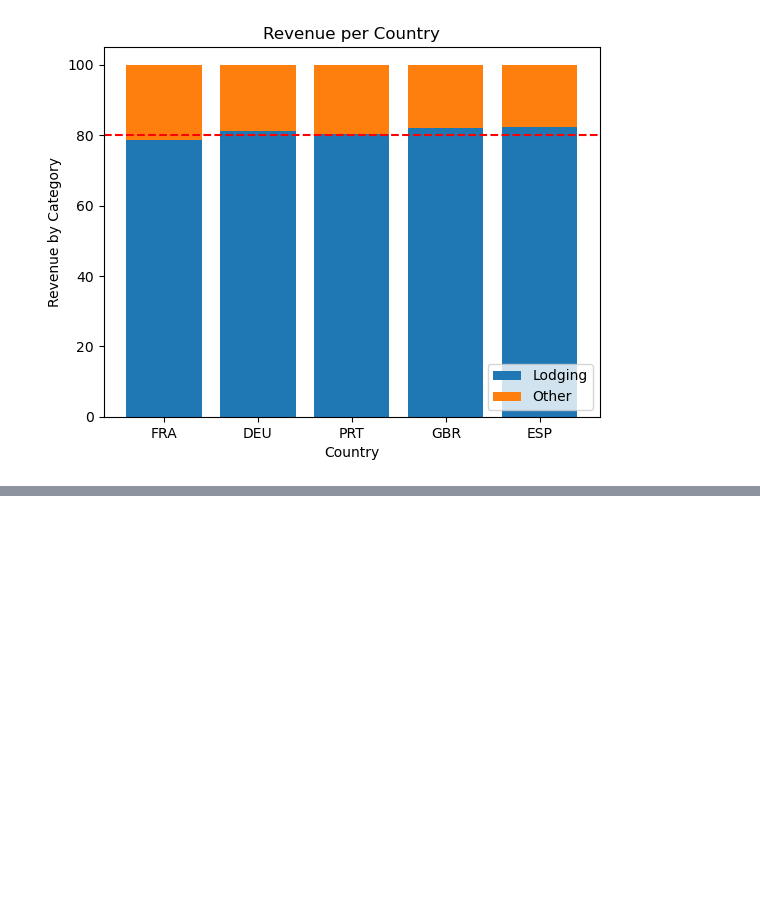
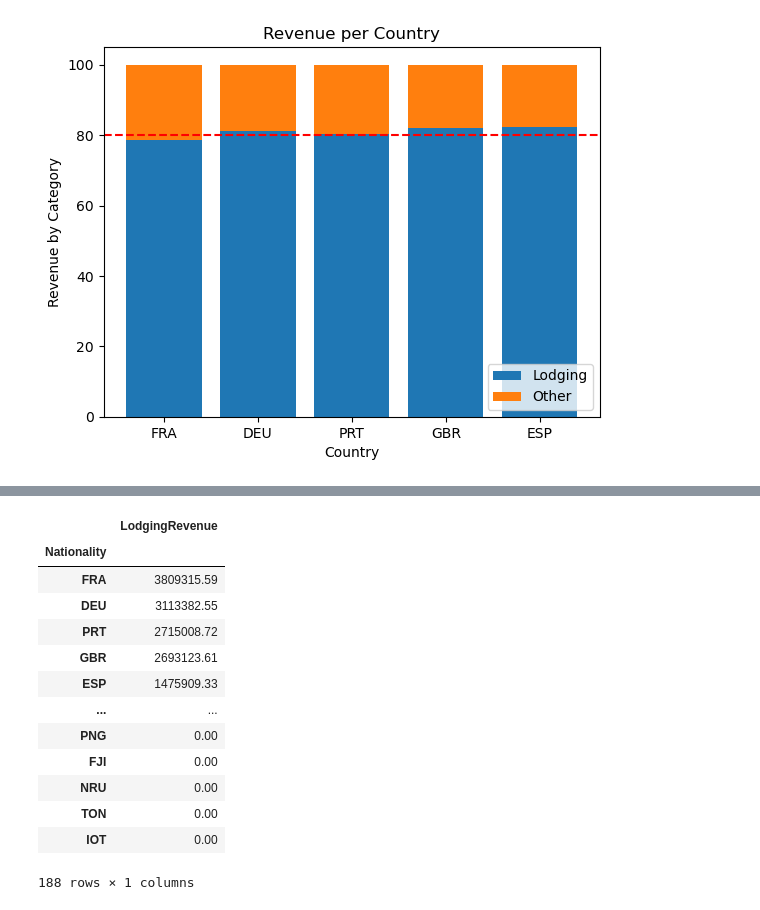
Before and after one commit to scarypillowz/data_visualization, a Jupyter notebook: assignments.ipynb, the cells around one changed output, grey strips where cells are left out. Cells and saved outputs as stored; diff of their text form; code cells hidden in the pictures; blank space fills up the shorter version.

```diff
--- a/assignments.ipynb
+++ b/assignments.ipynb
@@ -234,0 +249,23 @@ ax.legend(loc='lower right');
+# %%
+country_rev = (
+    hotels
+    .groupby('Nationality')
+    .agg({'LodgingRevenue': 'sum'})
+    .sort_values(by='LodgingRevenue', ascending=False)
+)
+country_rev
+# %% [output]
+|  | LodgingRevenue |
+| Nationality |  |
+| FRA | 3809315.59 |
+| DEU | 3113382.55 |
+| PRT | 2715008.72 |
+| GBR | 2693123.61 |
+| ESP | 1475909.33 |
+| ... | ... |
+| PNG | 0.00 |
+| FJI | 0.00 |
+| NRU | 0.00 |
+| TON | 0.00 |
+| IOT | 0.00 |
+188 rows × 1 columns
```
Also changed, not shown: parts of 5 cells of this notebook, 1 other file.
